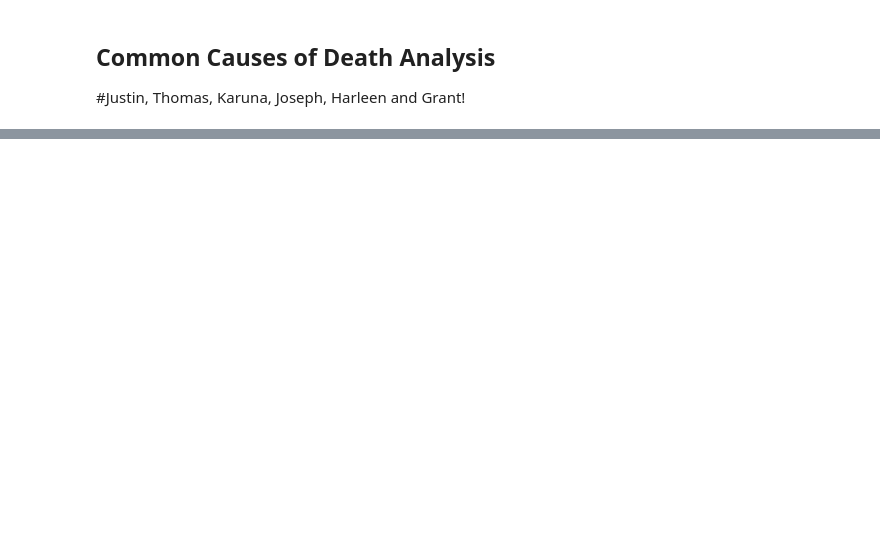
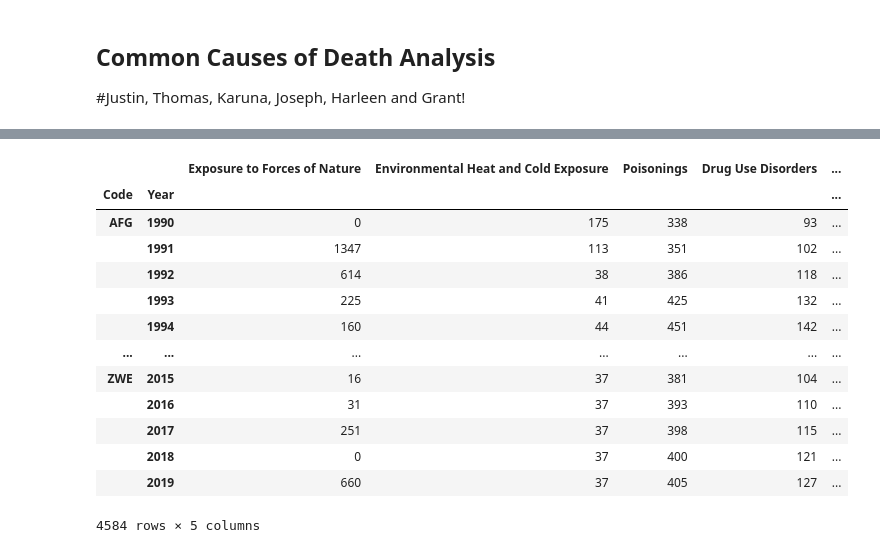
Before and after one commit to thomasjngo/Cause-of-Death-Analysis, a Jupyter notebook: Cause of Death Analysis/CommonCausesofDeath.ipynb, the cells around one changed output, grey strips where cells are left out. Cells and saved outputs as stored; diff of their text form; code cells hidden in the pictures; blank space fills up the shorter version.

```diff
--- a/Cause of Death Analysis/CommonCausesofDeath.ipynb
+++ b/Cause of Death Analysis/CommonCausesofDeath.ipynb
@@ -92,0 +180,20 @@ dtype: int64
+# %%
+#bottom deaths per country by year
+bottom_death_country_year=cause_aid_pop_df.groupby(['Code','Year'])[['Exposure to Forces of Nature', 'Environmental Heat and Cold Exposure',
+       'Poisonings', 'Drug Use Disorders', 'Conflict and Terrorism']].sum()
+bottom_death_country_year
+# %% [output]
+|  |  | Exposure to Forces of Nature | Environmental Heat and Cold Exposure | Poisonings | Drug Use Disorders | ... |
+| Code | Year |  |  |  |  | ... |
+| AFG | 1990 | 0 | 175 | 338 | 93 | ... |
+|  | 1991 | 1347 | 113 | 351 | 102 | ... |
+|  | 1992 | 614 | 38 | 386 | 118 | ... |
+|  | 1993 | 225 | 41 | 425 | 132 | ... |
+|  | 1994 | 160 | 44 | 451 | 142 | ... |
+| ... | ... | ... | ... | ... | ... | ... |
+| ZWE | 2015 | 16 | 37 | 381 | 104 | ... |
+|  | 2016 | 31 | 37 | 393 | 110 | ... |
+|  | 2017 | 251 | 37 | 398 | 115 | ... |
+|  | 2018 | 0 | 37 | 400 | 121 | ... |
+|  | 2019 | 660 | 37 | 405 | 127 | ... |
+4584 rows × 5 columns
```
Also changed, not shown: parts of 11 cells of this notebook, 1 other file.
